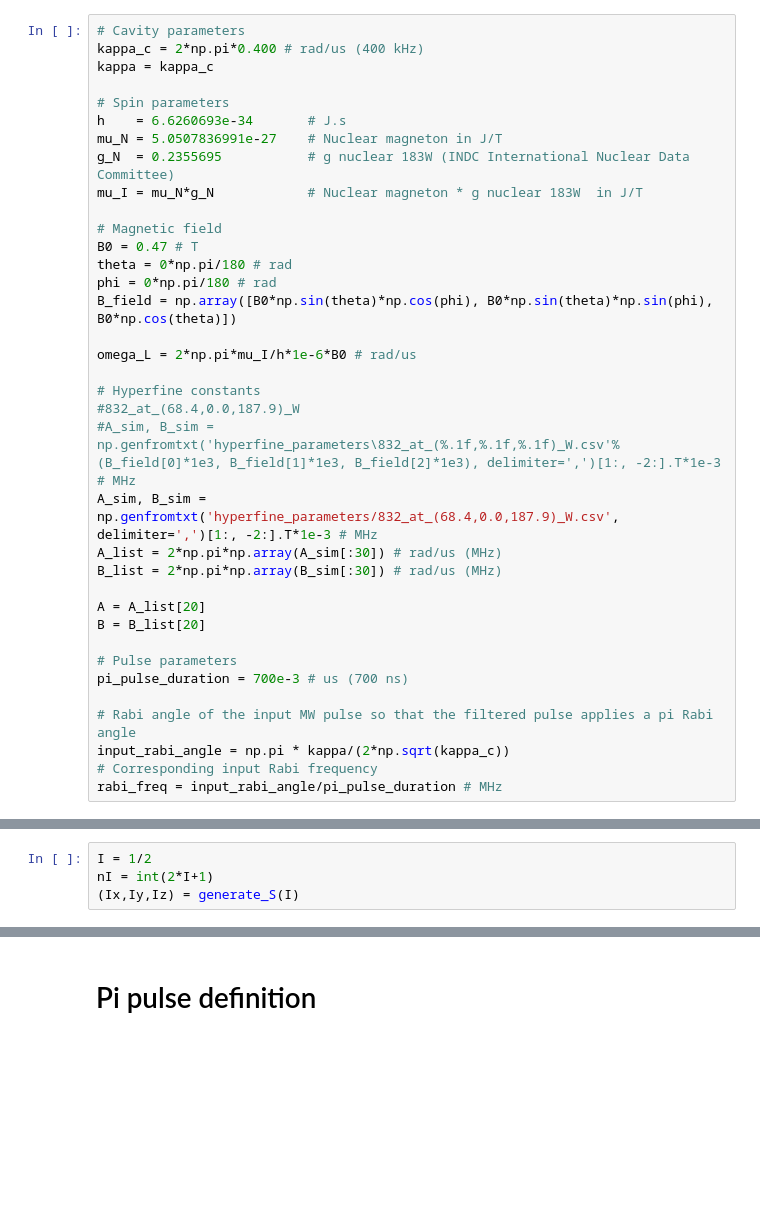
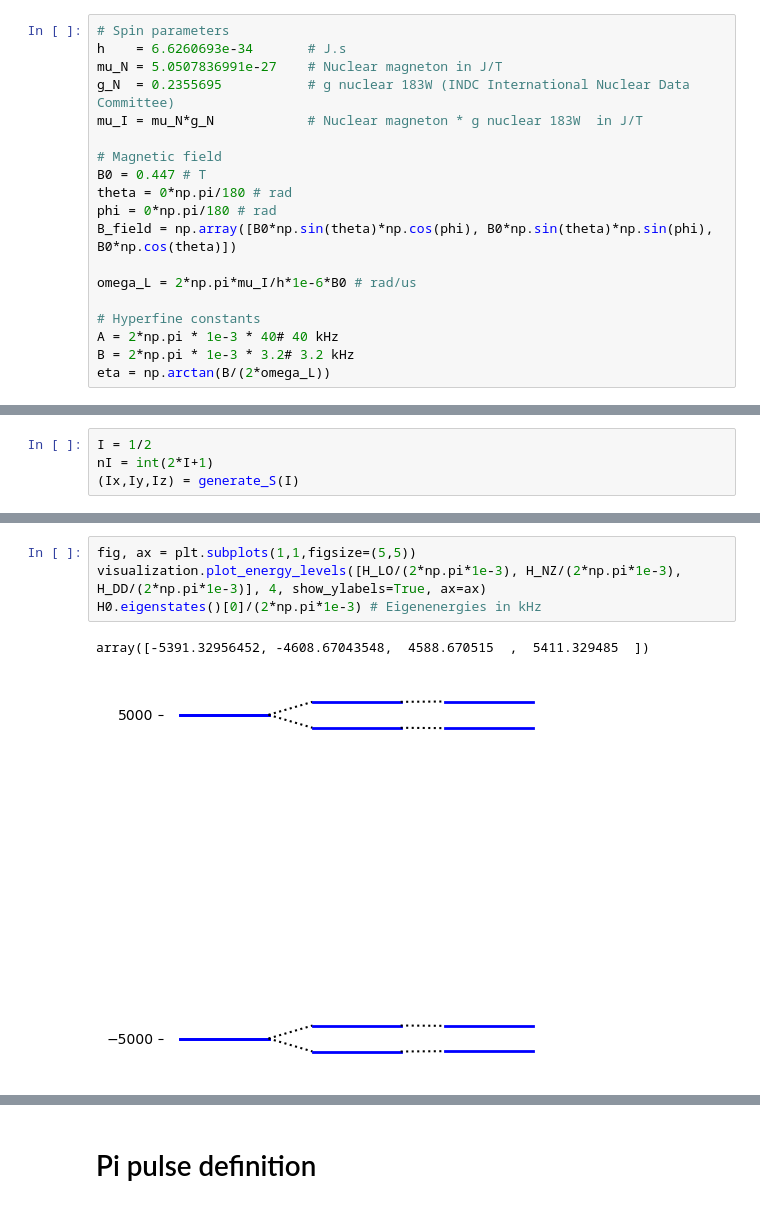
Before and after one commit to Quantronics/SpinDynamics, a Jupyter notebook: SpinDynamics.ipynb, the cells around one changed output, grey strips where cells are left out. Cells and saved outputs as stored; diff of their text form; blank space fills up the shorter version.

```diff
--- a/SpinDynamics.ipynb
+++ b/SpinDynamics.ipynb
@@ -51,10 +51,6 @@ where $f: t \rightarrow f(t)$ is the pulse function to apply to the electron (wh
 ### Parameters
 Frequencies are given in MHz and durations in $\mu s$. Therefore, the time basis will be in $\mu s$.
 # %%
-# Cavity parameters
-kappa_c = 2*np.pi*0.400 # rad/us (400 kHz)
-kappa = kappa_c
-
 # Spin parameters
 h    = 6.6260693e-34       # J.s
 mu_N = 5.0507836991e-27    # Nuclear magneton in J/T
@@ -62,7 +58,7 @@ g_N  = 0.2355695           # g nuclear 183W (INDC International Nuclear Data Com
 mu_I = mu_N*g_N            # Nuclear magneton * g nuclear 183W  in J/T
 
 # Magnetic field
-B0 = 0.47 # T
+B0 = 0.447 # T
 theta = 0*np.pi/180 # rad
 phi = 0*np.pi/180 # rad
 B_field = np.array([B0*np.sin(theta)*np.cos(phi), B0*np.sin(theta)*np.sin(phi), B0*np.cos(theta)])
@@ -70,22 +66,9 @@ B_field = np.array([B0*np.sin(theta)*np.cos(phi), B0*np.sin(theta)*np.sin(phi),
 omega_L = 2*np.pi*mu_I/h*1e-6*B0 # rad/us
 
 # Hyperfine constants
-#832_at_(68.4,0.0,187.9)_W
-#A_sim, B_sim = np.genfromtxt('hyperfine_parameters\832_at_(%.1f,%.1f,%.1f)_W.csv'%(B_field[0]*1e3, B_field[1]*1e3, B_field[2]*1e3), delimiter=',')[1:, -2:].T*1e-3 # MHz
-A_sim, B_sim = np.genfromtxt('hyperfine_parameters/832_at_(68.4,0.0,187.9)_W.csv', delimiter=',')[1:, -2:].T*1e-3 # MHz
-A_list = 2*np.pi*np.array(A_sim[:30]) # rad/us (MHz)
-B_list = 2*np.pi*np.array(B_sim[:30]) # rad/us (MHz)
-
-A = A_list[20]
-B = B_list[20]
-
-# Pulse parameters
-pi_pulse_duration = 700e-3 # us (700 ns)
-
-# Rabi angle of the input MW pulse so that the filtered pulse applies a pi Rabi angle
-input_rabi_angle = np.pi * kappa/(2*np.sqrt(kappa_c))
-# Corresponding input Rabi frequency
-rabi_freq = input_rabi_angle/pi_pulse_duration # MHz
+A = 2*np.pi * 1e-3 * 40# 40 kHz
+B = 2*np.pi * 1e-3 * 3.2# 3.2 kHz
+eta = np.arctan(B/(2*omega_L))
 # %% [markdown]
 ### Setup of the operators and the static Hamiltonian
 # %%
@@ -119 +106,8 @@ array([-0.42422176, -0.4199454 ,  0.4199454 ,  0.42422176])
+# %%
+fig, ax = plt.subplots(1,1,figsize=(5,5))
+visualization.plot_energy_levels([H_LO/(2*np.pi*1e-3), H_NZ/(2*np.pi*1e-3), H_DD/(2*np.pi*1e-3)], 4, show_ylabels=True, ax=ax)
+H0.eigenstates()[0]/(2*np.pi*1e-3) # Eigenenergies in kHz
+# %% [output]
+array([-5391.32956452, -4608.67043548,  4588.670515  ,  5411.329485  ])
+[figure, added]
 # %%
```
Also changed, not shown: parts of 34 cells of this notebook, 1 other file.
